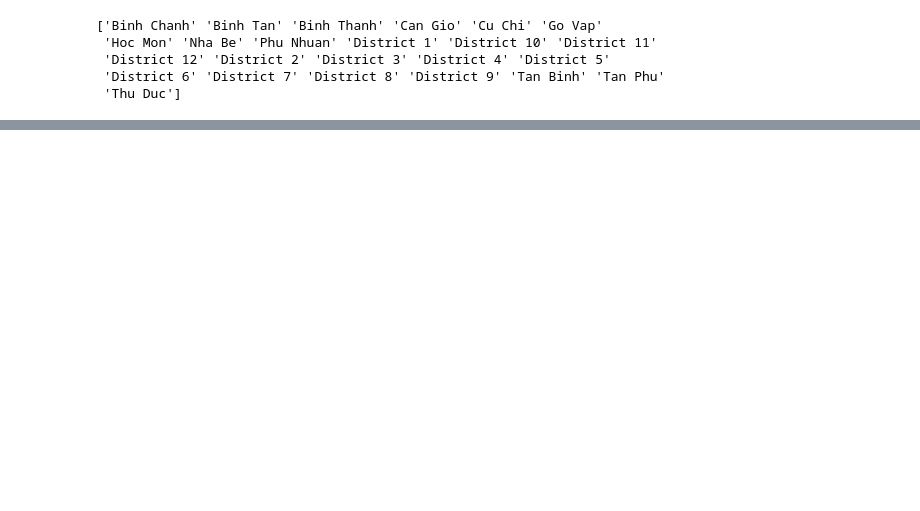
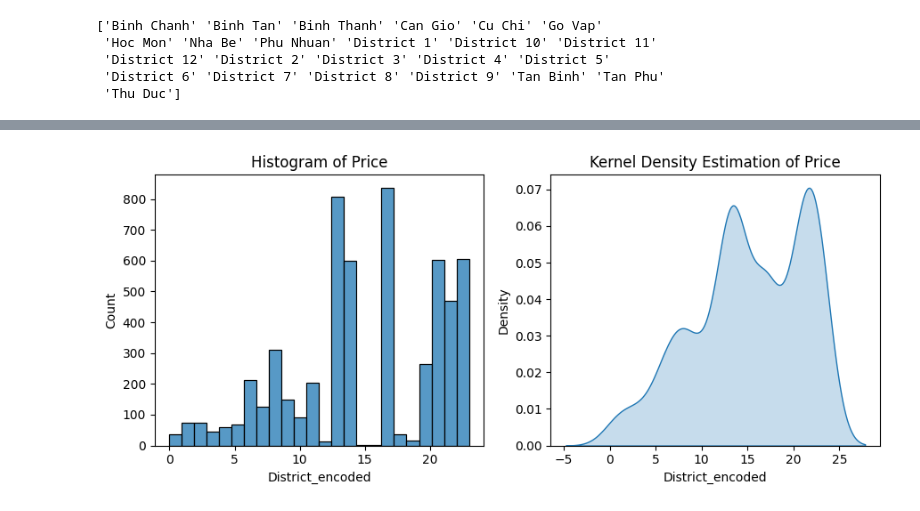
Before and after one commit to vtphatt2/House-Price-Prediction, a Jupyter notebook: KDE/map.ipynb, the cells around one changed output, grey strips where cells are left out. Cells and saved outputs as stored; diff of their text form; code cells hidden in the pictures; blank space fills up the shorter version.

```diff
--- a/KDE/map.ipynb
+++ b/KDE/map.ipynb
@@ -78,0 +108,18 @@ ValueError: Could not interpret value `Longitude` for `x`. An entry with this na
+# %%
+fig, axes = plt.subplots(1, 2, figsize=(9, 4))
+# Histogram
+sns.histplot(df['District_encoded'], ax=axes[0], bins = 24)
+axes[0].set_title('Histogram of Price')
+axes[0].set_xlabel('District_encoded')
+axes[0].set_ylabel('Count')
+
+# KDE Plot
+sns.kdeplot(df['District_encoded'], bw_adjust = 1.5, ax=axes[1],  fill=True, cmap='viridis')
+axes[1].set_title('Kernel Density Estimation of Price')
+axes[1].set_xlabel('District_encoded')
+axes[1].set_ylabel('Density')
+
+plt.tight_layout()
+plt.show()
+# %% [output]
+[figure, added]
```
Also changed, not shown: parts of 6 cells of this notebook, 1 other file.
